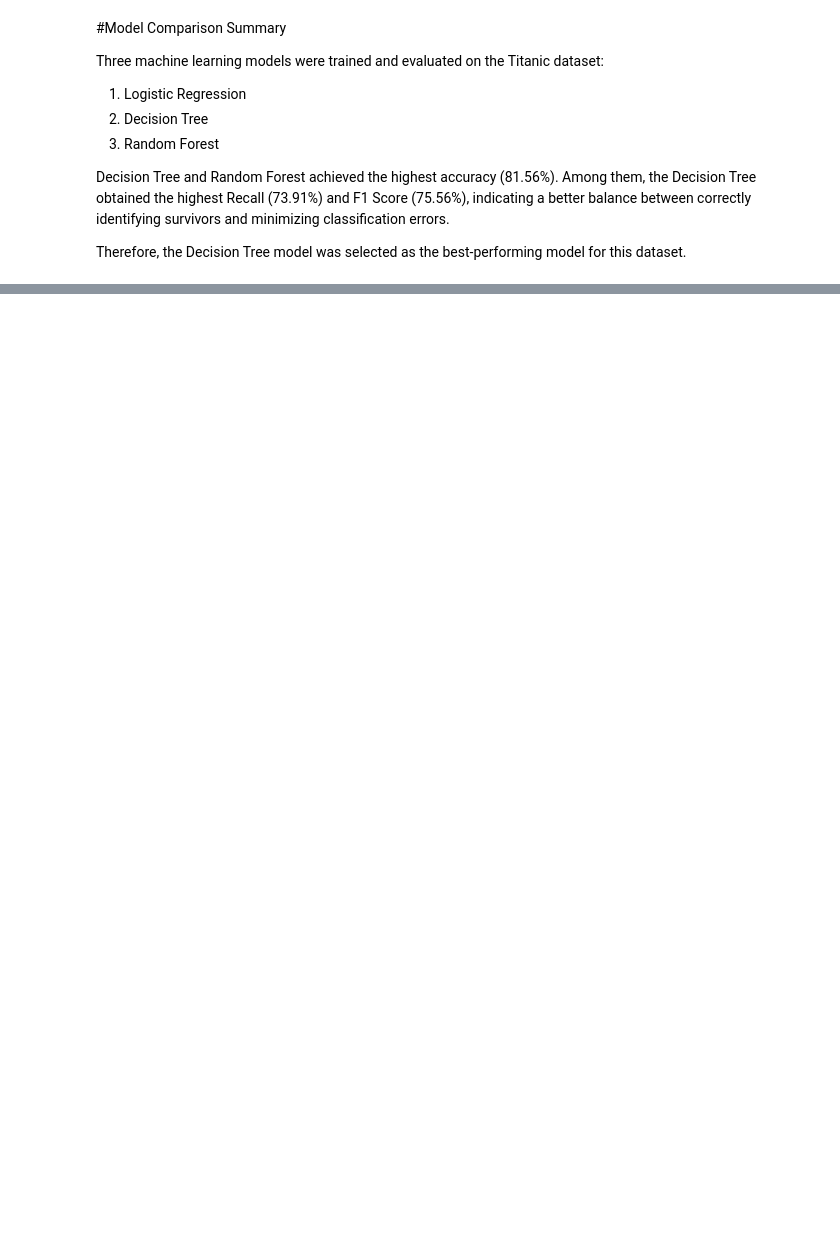
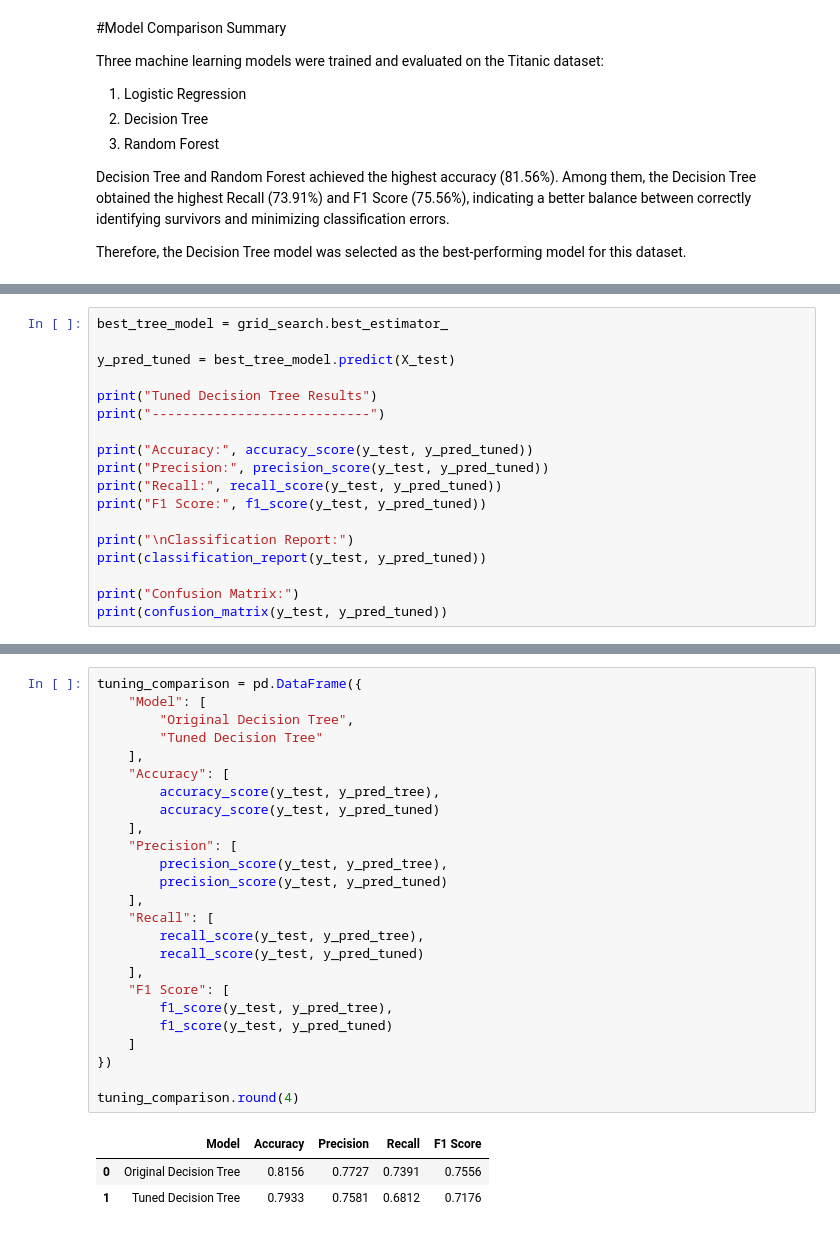
Before and after one commit to pavanndasarii/ai-ml-final-project, a Jupyter notebook: analytics/02_modeling.ipynb, the cells around one changed output, grey strips where cells are left out. Drawn from its saved outputs; the diff is of its cells as text; blank space fills up the shorter version.

```diff
--- a/analytics/02_modeling.ipynb
+++ b/analytics/02_modeling.ipynb
@@ -385,0 +445,18 @@ Therefore, the Decision Tree model was selected as the best-performing model for
+# %%
+best_tree_model = grid_search.best_estimator_
+
+y_pred_tuned = best_tree_model.predict(X_test)
+
+print("Tuned Decision Tree Results")
+print("----------------------------")
+
+print("Accuracy:", accuracy_score(y_test, y_pred_tuned))
+print("Precision:", precision_score(y_test, y_pred_tuned))
+print("Recall:", recall_score(y_test, y_pred_tuned))
+print("F1 Score:", f1_score(y_test, y_pred_tuned))
+
+print("\nClassification Report:")
+print(classification_report(y_test, y_pred_tuned))
+
+print("Confusion Matrix:")
+print(confusion_matrix(y_test, y_pred_tuned))
@@ -385,0 +484,29 @@ Therefore, the Decision Tree model was selected as the best-performing model for
+# %%
+tuning_comparison = pd.DataFrame({
+    "Model": [
+        "Original Decision Tree",
+        "Tuned Decision Tree"
+    ],
+    "Accuracy": [
+        accuracy_score(y_test, y_pred_tree),
+        accuracy_score(y_test, y_pred_tuned)
+    ],
+    "Precision": [
+        precision_score(y_test, y_pred_tree),
+        precision_score(y_test, y_pred_tuned)
+    ],
+    "Recall": [
+        recall_score(y_test, y_pred_tree),
+        recall_score(y_test, y_pred_tuned)
+    ],
+    "F1 Score": [
+        f1_score(y_test, y_pred_tree),
+        f1_score(y_test, y_pred_tuned)
+    ]
+})
+
+tuning_comparison.round(4)
+# %% [output]
+|  | Model | Accuracy | Precision | Recall | F1 Score |
+| 0 | Original Decision Tree | 0.8156 | 0.7727 | 0.7391 | 0.7556 |
+| 1 | Tuned Decision Tree | 0.7933 | 0.7581 | 0.6812 | 0.7176 |
```
Also changed, not shown: parts of 12 cells of this notebook.
